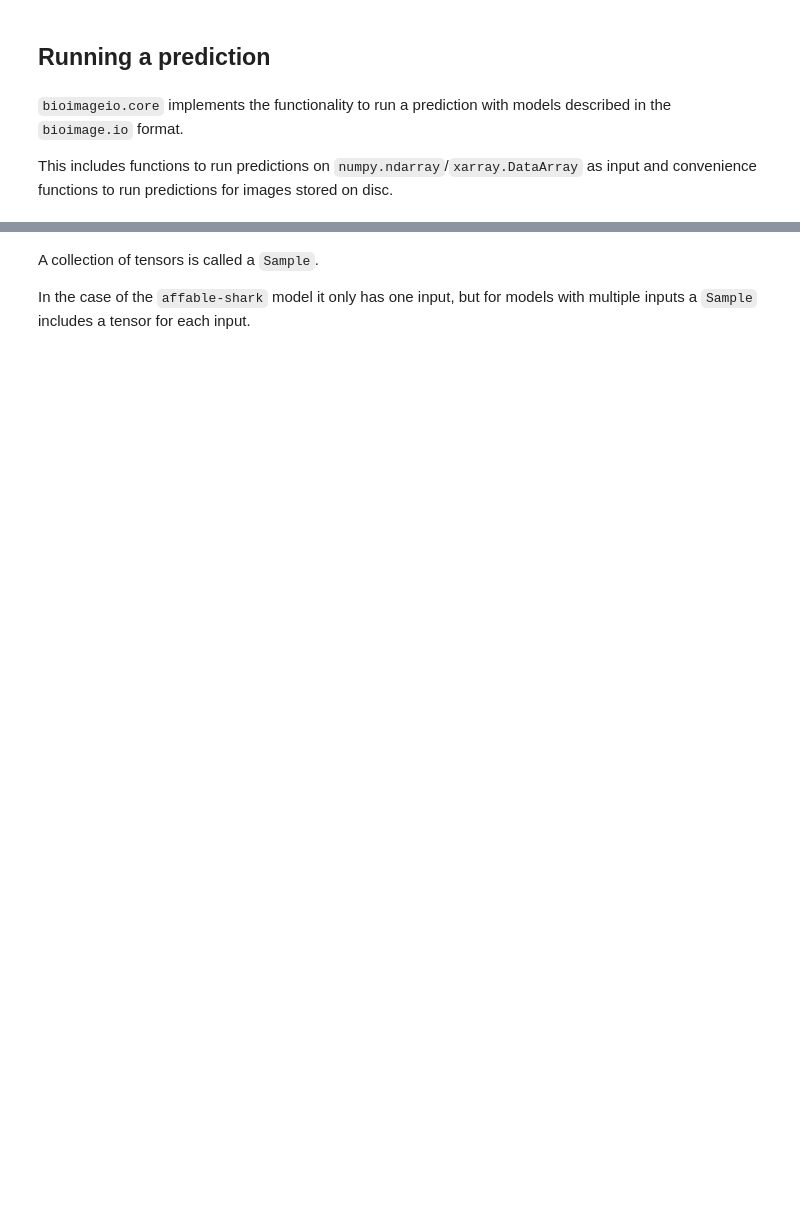
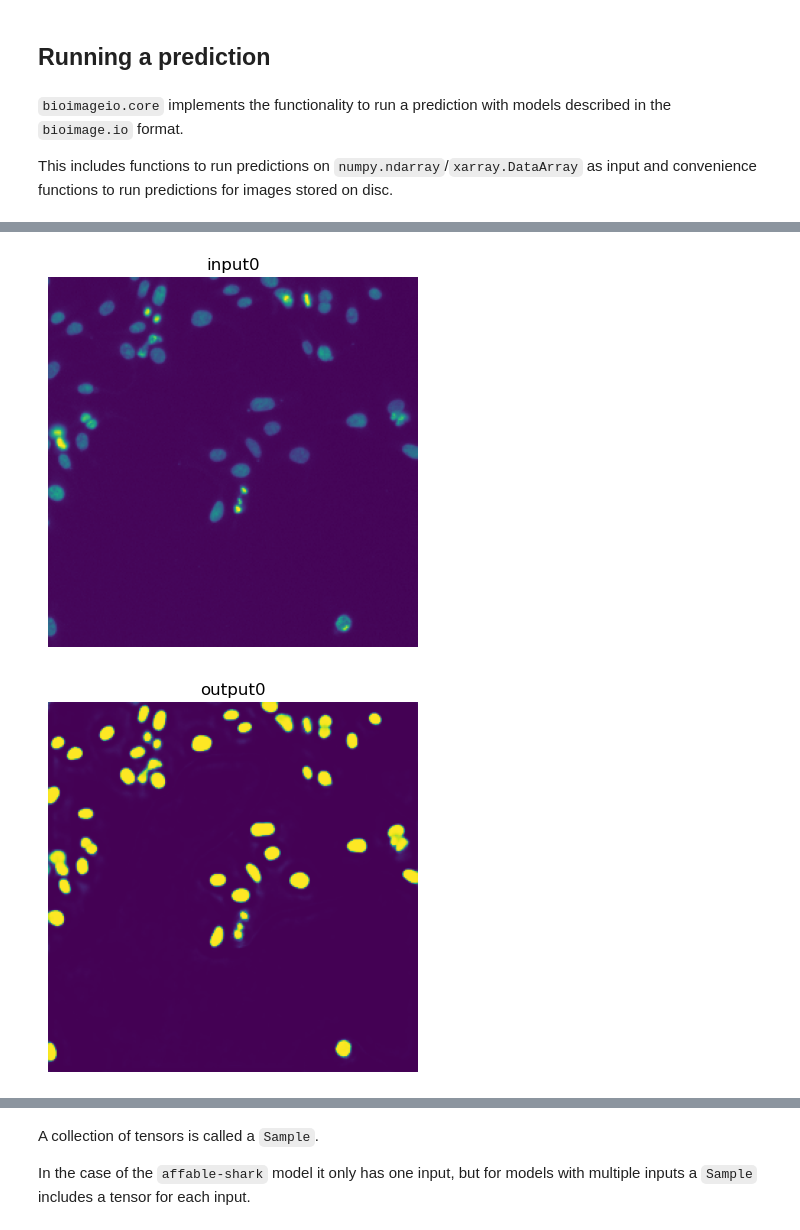
Before and after one commit to bioimage-io/core-bioimage-io-python, a Jupyter notebook: example/model_usage.ipynb, the cells around one changed output, grey strips where cells are left out. Saved outputs shown, nothing was run; the diff lists cells and outputs as text; code cells hidden in the pictures; blank space fills up the shorter version.

```diff
--- a/example/model_usage.ipynb
+++ b/example/model_usage.ipynb
@@ -151,0 +180,10 @@ The axes are used to validate that the axes of the input image match the axes ex
+# %%
+input = {model.inputs[0].id: input_image}
+
+prediction: Sample = predict(model=model, inputs=input)
+
+# show the input and prediction result
+show_images(input | prediction.members)
+# %% [output]
+[figure, added]
+[figure, added]
```
Also changed, not shown: parts of 30 cells of this notebook.
